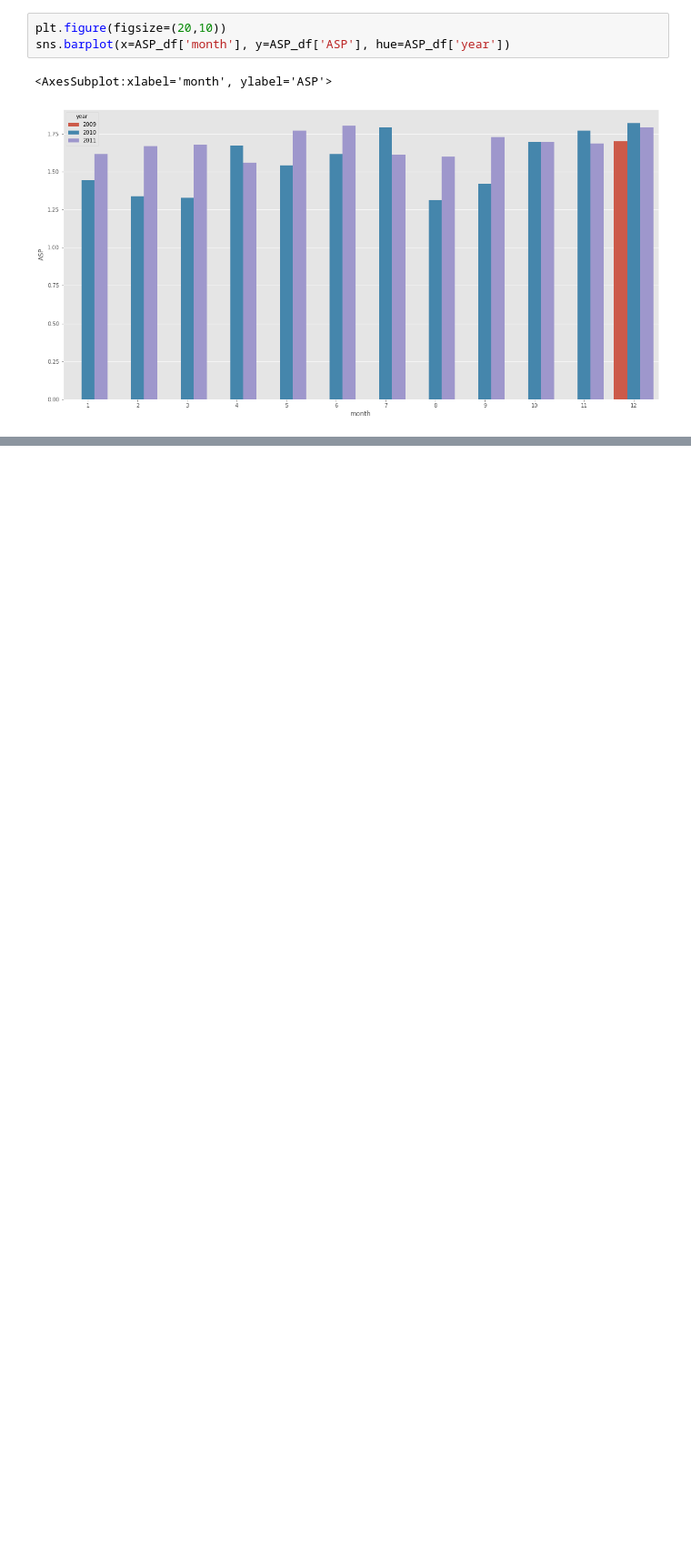
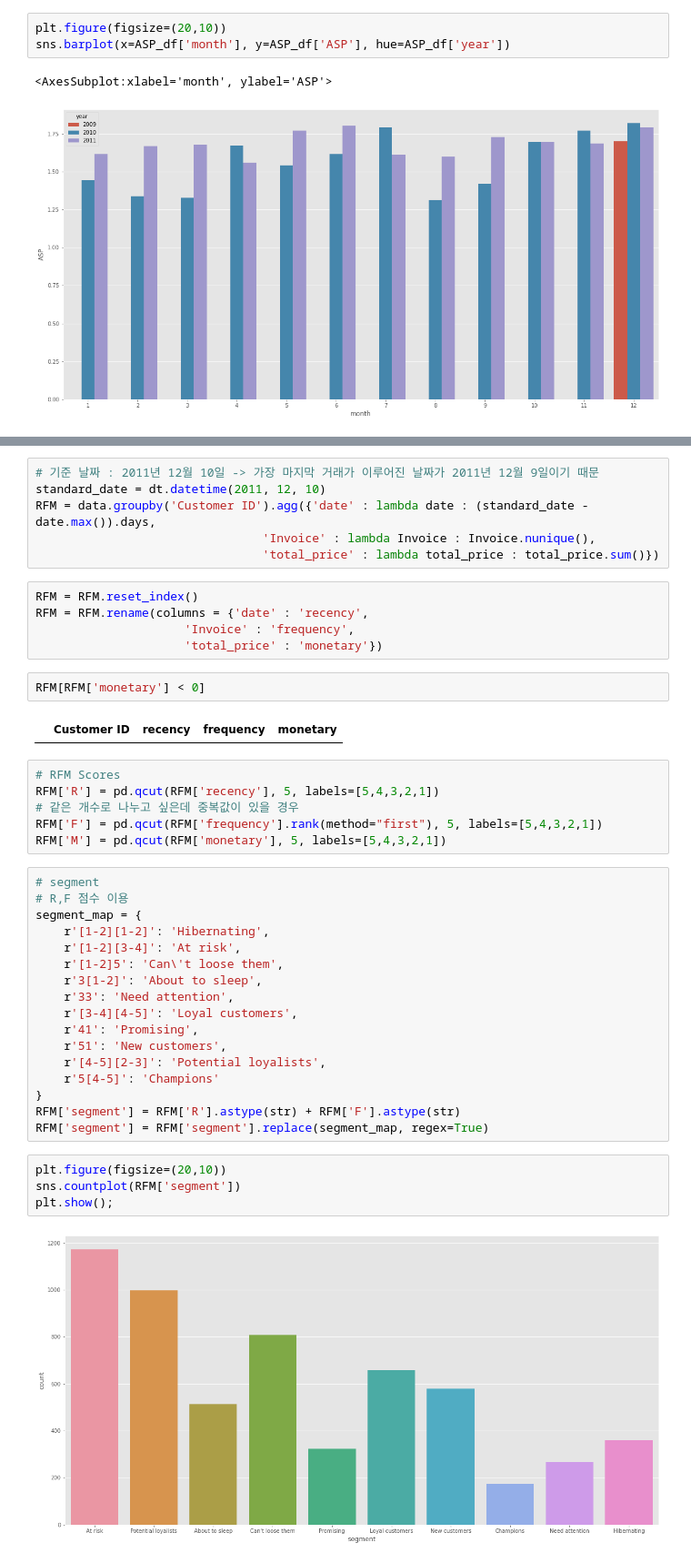
Before and after one commit to solyourock/growth, a Jupyter notebook: revise.ipynb, the cells around one changed output, grey strips where cells are left out. Shown at 91% size. Cells and saved outputs as stored; diff of their text form; blank space fills up the shorter version.

```diff
--- a/revise.ipynb
+++ b/revise.ipynb
@@ -410,0 +321,44 @@ Name: Invoice, Length: 5853, dtype: int64
+# %%
+# 기준 날짜 : 2011년 12월 10일 -> 가장 마지막 거래가 이루어진 날짜가 2011년 12월 9일이기 때문
+standard_date = dt.datetime(2011, 12, 10)
+RFM = data.groupby('Customer ID').agg({'date' : lambda date : (standard_date - date.max()).days,
+                                'Invoice' : lambda Invoice : Invoice.nunique(),
+                                'total_price' : lambda total_price : total_price.sum()})
+# %%
+RFM = RFM.reset_index()
+RFM = RFM.rename(columns = {'date' : 'recency',
+                     'Invoice' : 'frequency',
+                     'total_price' : 'monetary'})
+# %%
+RFM[RFM['monetary'] < 0]
+# %% [output]
+|  | Customer ID | recency | frequency | monetary |
+# %%
+# RFM Scores
+RFM['R'] = pd.qcut(RFM['recency'], 5, labels=[5,4,3,2,1])
+# 같은 개수로 나누고 싶은데 중복값이 있을 경우
+RFM['F'] = pd.qcut(RFM['frequency'].rank(method="first"), 5, labels=[5,4,3,2,1])
+RFM['M'] = pd.qcut(RFM['monetary'], 5, labels=[5,4,3,2,1])
+# %%
+# segment
+# R,F 점수 이용
+segment_map = {
+    r'[1-2][1-2]': 'Hibernating',
+    r'[1-2][3-4]': 'At risk',
+    r'[1-2]5': 'Can\'t loose them',
+    r'3[1-2]': 'About to sleep',
+    r'33': 'Need attention',
+    r'[3-4][4-5]': 'Loyal customers',
+    r'41': 'Promising',
+    r'51': 'New customers',
+    r'[4-5][2-3]': 'Potential loyalists',
+    r'5[4-5]': 'Champions'
+}
+RFM['segment'] = RFM['R'].astype(str) + RFM['F'].astype(str)
+RFM['segment'] = RFM['segment'].replace(segment_map, regex=True)
+# %%
+plt.figure(figsize=(20,10))
+sns.countplot(RFM['segment'])
+plt.show();
+# %% [output]
+[figure, added]
```
Also changed, not shown: parts of 32 cells of this notebook.
